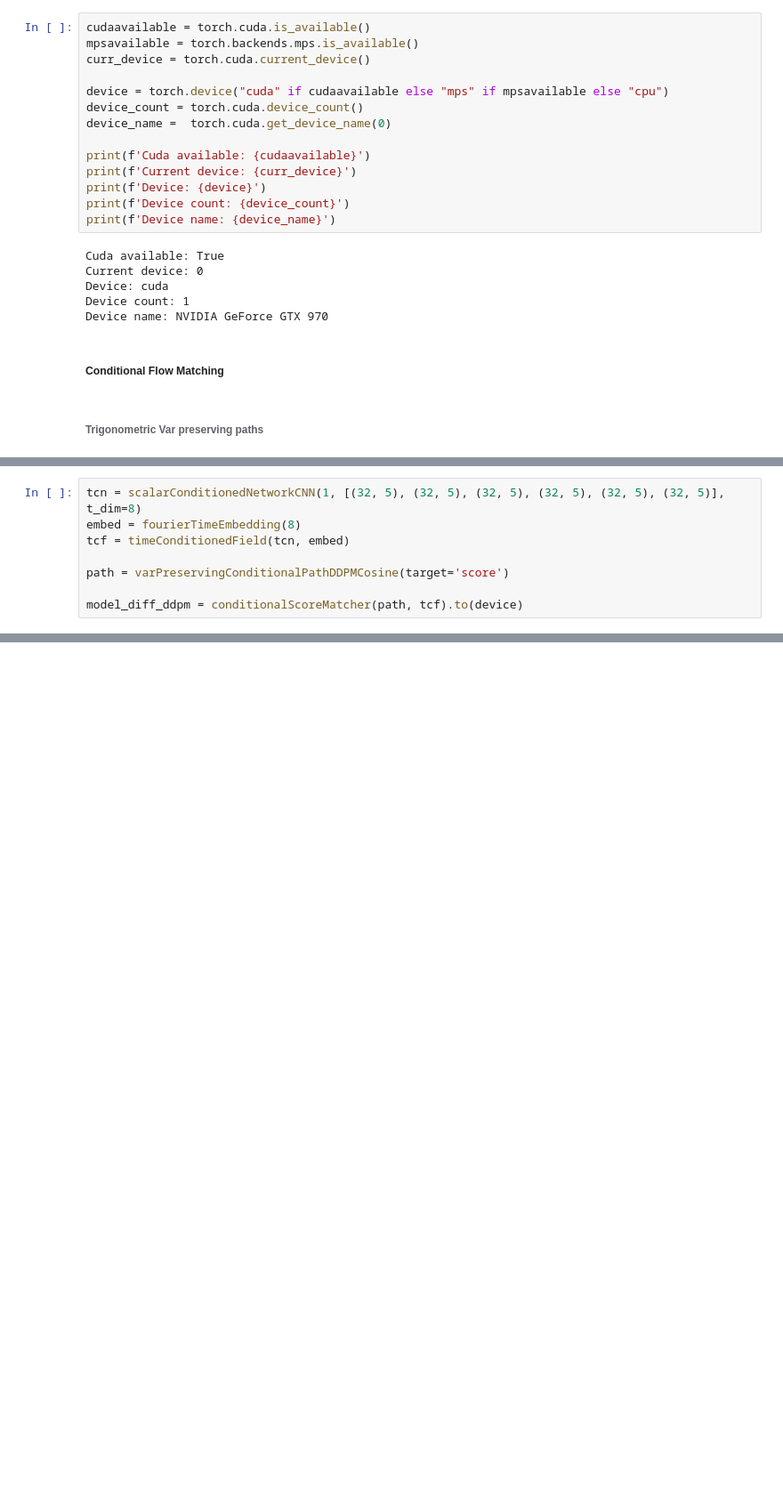
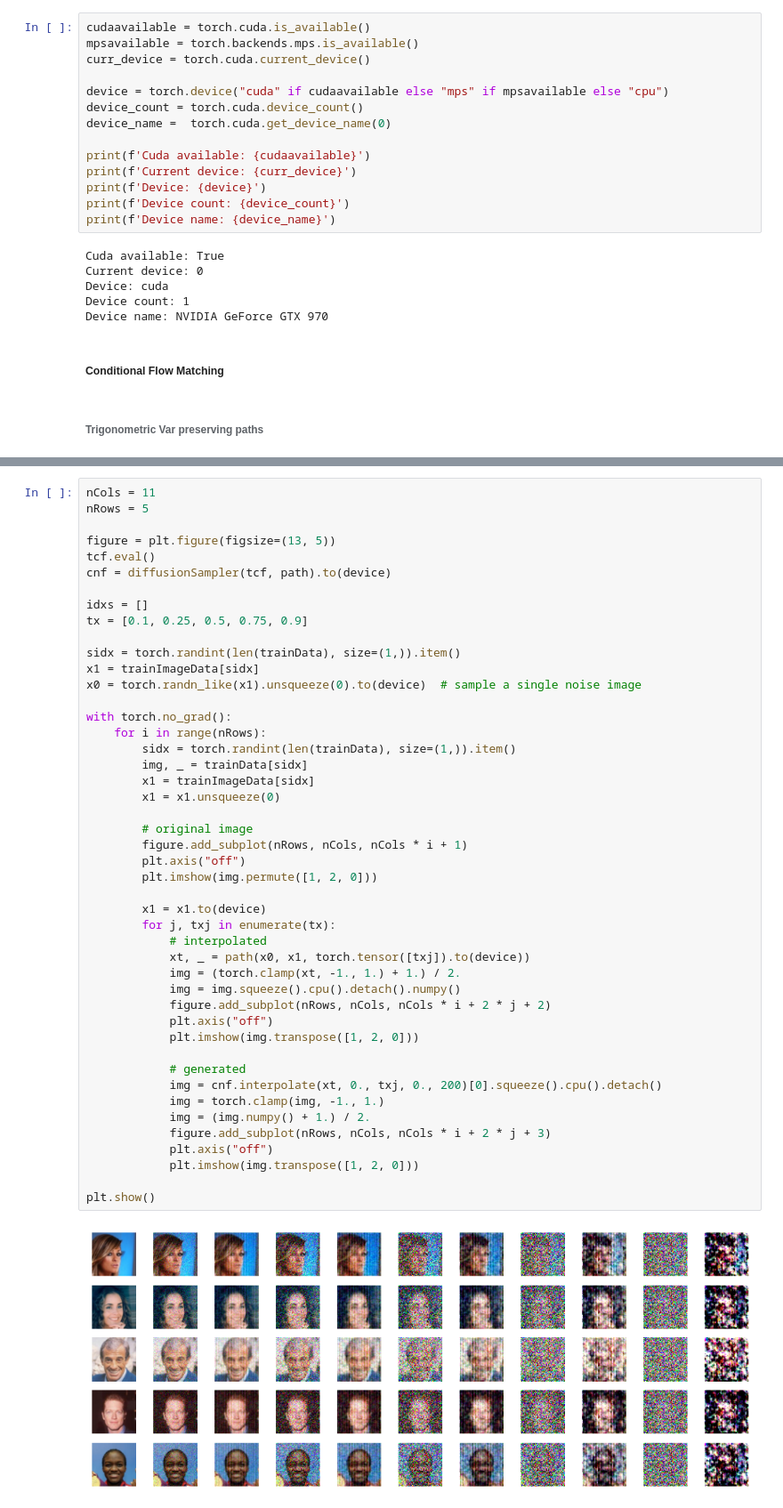
Before and after one commit to raghavsubbarao/svipy, a Jupyter notebook: notebooks/7_diffusion.ipynb, the cells around one changed output, grey strips where cells are left out. Shown at 89% size. Saved outputs shown, nothing was run; the diff lists cells and outputs as text; blank space fills up the shorter version.

```diff
--- a/notebooks/7_diffusion.ipynb
+++ b/notebooks/7_diffusion.ipynb
@@ -235,8 +186,0 @@ AssertionError:
-# %%
-tcn = scalarConditionedNetworkCNN(1, [(32, 5), (32, 5), (32, 5), (32, 5), (32, 5), (32, 5)], t_dim=8)
-embed = fourierTimeEmbedding(8)
-tcf = timeConditionedField(tcn, embed)
-
-path = varPreservingConditionalPathDDPMCosine(target='score')
-
-model_diff_ddpm = conditionalScoreMatcher(path, tcf).to(device)
@@ -347,0 +187,48 @@ plt.show()
+# %%
+nCols = 11
+nRows = 5
+
+figure = plt.figure(figsize=(13, 5))
+tcf.eval()
+cnf = diffusionSampler(tcf, path).to(device)
+
+idxs = []
+tx = [0.1, 0.25, 0.5, 0.75, 0.9]
+
+sidx = torch.randint(len(trainData), size=(1,)).item()
+x1 = trainImageData[sidx]
+x0 = torch.randn_like(x1).unsqueeze(0).to(device)  # sample a single noise image
+
+with torch.no_grad():
+    for i in range(nRows):
+        sidx = torch.randint(len(trainData), size=(1,)).item()
+        img, _ = trainData[sidx]
+        x1 = trainImageData[sidx]
+        x1 = x1.unsqueeze(0)
+
+        # original image
+        figure.add_subplot(nRows, nCols, nCols * i + 1)
+        plt.axis("off")
+        plt.imshow(img.permute([1, 2, 0]))
+
+        x1 = x1.to(device)
+        for j, txj in enumerate(tx):
+            # interpolated
+            xt, _ = path(x0, x1, torch.tensor([txj]).to(device))
+            img = (torch.clamp(xt, -1., 1.) + 1.) / 2.
+            img = img.squeeze().cpu().detach().numpy()
+            figure.add_subplot(nRows, nCols, nCols * i + 2 * j + 2)
+            plt.axis("off")
+            plt.imshow(img.transpose([1, 2, 0]))
+
+            # generated
+            img = cnf.interpolate(xt, 0., txj, 0., 200)[0].squeeze().cpu().detach()
+            img = torch.clamp(img, -1., 1.)
+            img = (img.numpy() + 1.) / 2.
+            figure.add_subplot(nRows, nCols, nCols * i + 2 * j + 3)
+            plt.axis("off")
+            plt.imshow(img.transpose([1, 2, 0]))
+
+plt.show()
+# %% [output]
+[figure, added]
```
Also changed, not shown: parts of 12 cells of this notebook.
